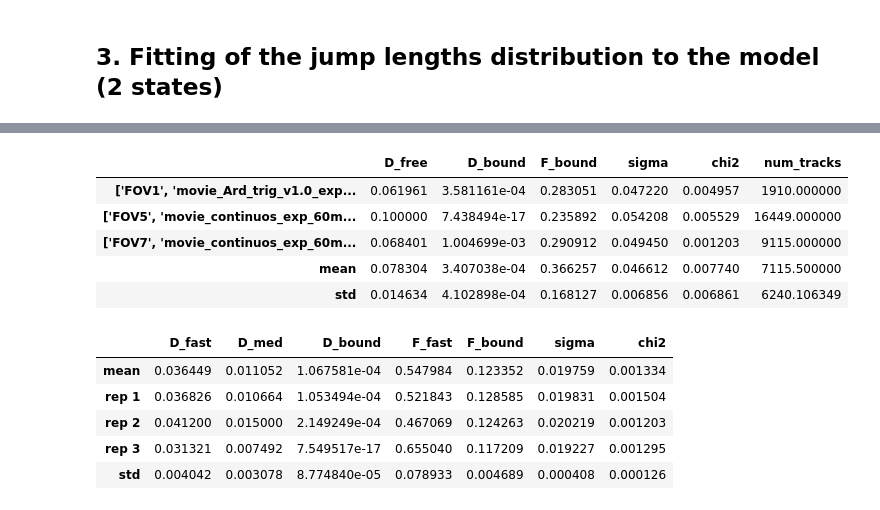
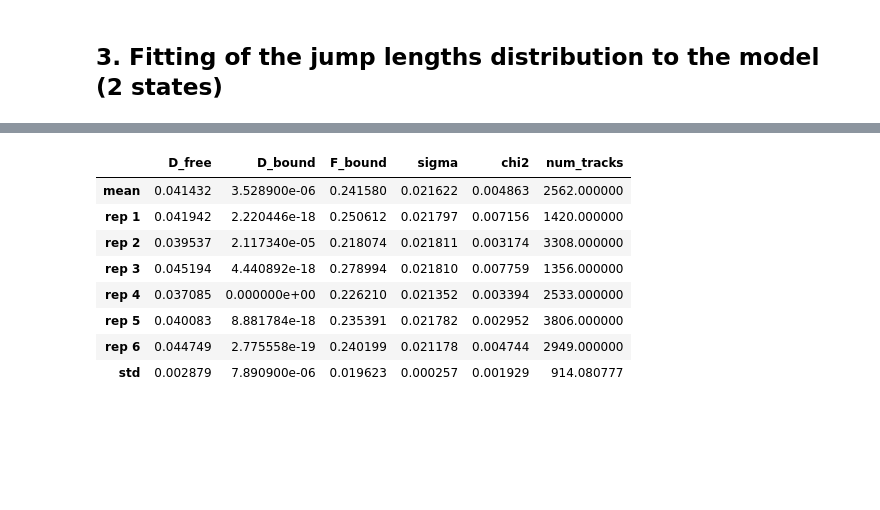
Before and after one commit to aaristov/Spot-On-Cli, a Jupyter notebook: From_Matlab.ipynb, the cells around one changed output, grey strips where cells are left out. Saved outputs shown, nothing was run; the diff lists cells and outputs as text; code cells hidden in the pictures; blank space fills up the shorter version.

Commit message:
add save params and save/open stats

```diff
--- a/From_Matlab.ipynb
+++ b/From_Matlab.ipynb
@@ -300,12 +387,0 @@ fit_stats
-# %%
-# remove bad fits
-stats_filtered = fit_stats[fit_stats.chi2 < 0.01]
-stats_filtered.to_json(folder + '\stats_chi2_better_than_0.01.json')
-stats_filtered
-# %% [output]
-|  | D_free | D_bound | F_bound | sigma | chi2 | num_tracks |
-| ['FOV1', 'movie_Ard_trig_v1.0_exp... | 0.061961 | 3.581161e-04 | 0.283051 | 0.047220 | 0.004957 | 1910.000000 |
-| ['FOV5', 'movie_continuos_exp_60m... | 0.100000 | 7.438494e-17 | 0.235892 | 0.054208 | 0.005529 | 16449.000000 |
-| ['FOV7', 'movie_continuos_exp_60m... | 0.068401 | 1.004699e-03 | 0.290912 | 0.049450 | 0.001203 | 9115.000000 |
-| mean | 0.078304 | 3.407038e-04 | 0.366257 | 0.046612 | 0.007740 | 7115.500000 |
-| std | 0.014634 | 4.102898e-04 | 0.168127 | 0.006856 | 0.006861 | 6240.106349 |
@@ -316,9 +398,13 @@ json.dump(fit_params, open(folder + '\params.json', 'x'))
-# %%
-pd.read_json(r"Z:/Andrey/fromGizem/2019-04-18-PBP2-tracks/PBP2OverExpforAndrey.mat.stats.json",)
-# %% [output]
-|  | D_fast | D_med | D_bound | F_fast | F_bound | sigma | chi2 |
-| mean | 0.036449 | 0.011052 | 1.067581e-04 | 0.547984 | 0.123352 | 0.019759 | 0.001334 |
-| rep 1 | 0.036826 | 0.010664 | 1.053494e-04 | 0.521843 | 0.128585 | 0.019831 | 0.001504 |
-| rep 2 | 0.041200 | 0.015000 | 2.149249e-04 | 0.467069 | 0.124263 | 0.020219 | 0.001203 |
-| rep 3 | 0.031321 | 0.007492 | 7.549517e-17 | 0.655040 | 0.117209 | 0.019227 | 0.001295 |
-| std | 0.004042 | 0.003078 | 8.774840e-05 | 0.078933 | 0.004689 | 0.000408 | 0.000126 |
+# %%
+# Open stats
+pd.read_json(data_path + '.stats.json')
+# %% [output]
+|  | D_free | D_bound | F_bound | sigma | chi2 | num_tracks |
+| mean | 0.041432 | 3.528900e-06 | 0.241580 | 0.021622 | 0.004863 | 2562.000000 |
+| rep 1 | 0.041942 | 2.220446e-18 | 0.250612 | 0.021797 | 0.007156 | 1420.000000 |
+| rep 2 | 0.039537 | 2.117340e-05 | 0.218074 | 0.021811 | 0.003174 | 3308.000000 |
+| rep 3 | 0.045194 | 4.440892e-18 | 0.278994 | 0.021810 | 0.007759 | 1356.000000 |
+| rep 4 | 0.037085 | 0.000000e+00 | 0.226210 | 0.021352 | 0.003394 | 2533.000000 |
+| rep 5 | 0.040083 | 8.881784e-18 | 0.235391 | 0.021782 | 0.002952 | 3806.000000 |
+| rep 6 | 0.044749 | 2.775558e-19 | 0.240199 | 0.021178 | 0.004744 | 2949.000000 |
+| std | 0.002879 | 7.890900e-06 | 0.019623 | 0.000257 | 0.001929 | 914.080777 |
```
Also changed, not shown: parts of 6 cells of this notebook.
